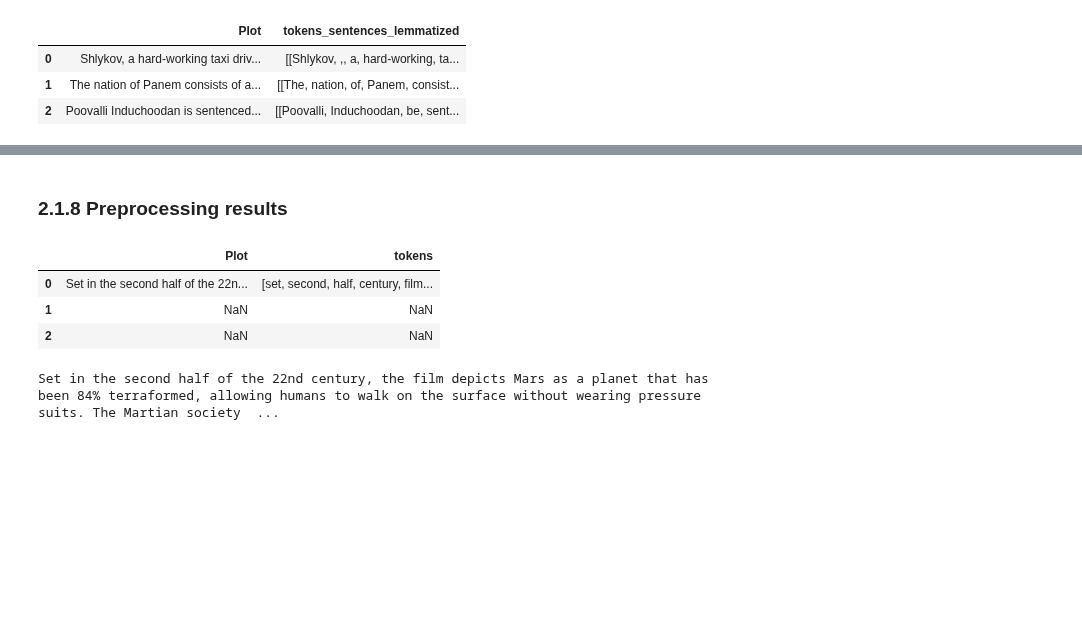
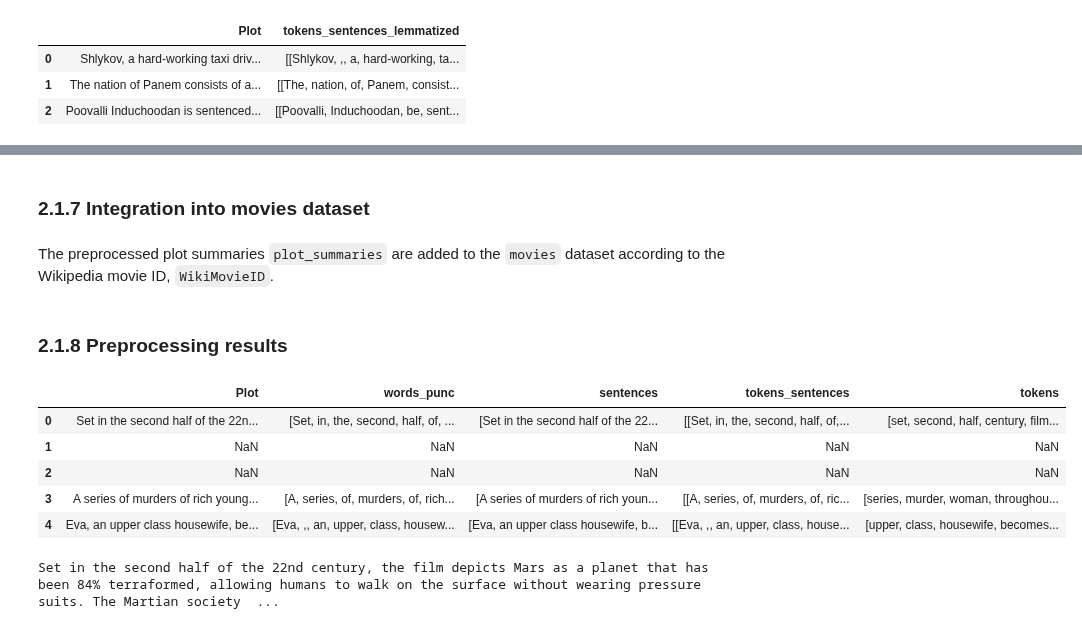
Before and after one commit to salome-baup/ada-2022-project-adaccord, a Jupyter notebook: Milestone2.ipynb, the cells around one changed output, grey strips where cells are left out. Saved outputs shown, nothing was run; the diff lists cells and outputs as text; code cells hidden in the pictures; blank space fills up the shorter version.

```diff
--- a/Milestone2.ipynb
+++ b/Milestone2.ipynb
@@ -654,17 +679,23 @@ plot_summaries['tokens'] = plot_summaries['tokens_sentences_lemmatized'].progres
 # %%
 plot_summaries['tokens'] = plot_summaries['tokens'].progress_apply(lambda tokens: [token.lower() for token in tokens if token.isalpha()
                                                     and token.lower() not in my_stopwords and len(token)>1])
-# %% [markdown]
-### 2.1.8 Preprocessing results
+# %% [markdown]
+### 2.1.7 Integration into movies dataset <a id='2.1.7'></a>
+# %% [markdown]
+The preprocessed plot summaries `plot_summaries` are added to the `movies` dataset according to the Wikipedia movie ID, `WikiMovieID`.
 # %%
 movies = movies.merge(plot_summaries, how="left", on='WikiMovieID')
+# %% [markdown]
+### 2.1.8 Preprocessing results <a id='2.1.8'></a>
 # %%
-movies[['Plot','tokens']].head(3)
+movies[['Plot','words_punc','sentences','tokens_sentences','tokens']].head()
 # %% [output]
-|  | Plot | tokens |
-| 0 | Set in the second half of the 22n... | [set, second, half, century, film... |
-| 1 | NaN | NaN |
-| 2 | NaN | NaN |
+|  | Plot | words_punc | sentences | tokens_sentences | tokens |
+| 0 | Set in the second half of the 22n... | [Set, in, the, second, half, of, ... | [Set in the second half of the 22... | [[Set, in, the, second, half, of,... | [set, second, half, century, film... |
+| 1 | NaN | NaN | NaN | NaN | NaN |
+| 2 | NaN | NaN | NaN | NaN | NaN |
+| 3 | A series of murders of rich young... | [A, series, of, murders, of, rich... | [A series of murders of rich youn... | [[A, series, of, murders, of, ric... | [series, murder, woman, throughou... |
+| 4 | Eva, an upper class housewife, be... | [Eva, ,, an, upper, class, housew... | [Eva, an upper class housewife, b... | [[Eva, ,, an, upper, class, house... | [upper, class, housewife, becomes... |
 # %%
 print(movies['Plot'][0])
 # %% [output]
```
Also changed, not shown: parts of 61 cells of this notebook.
